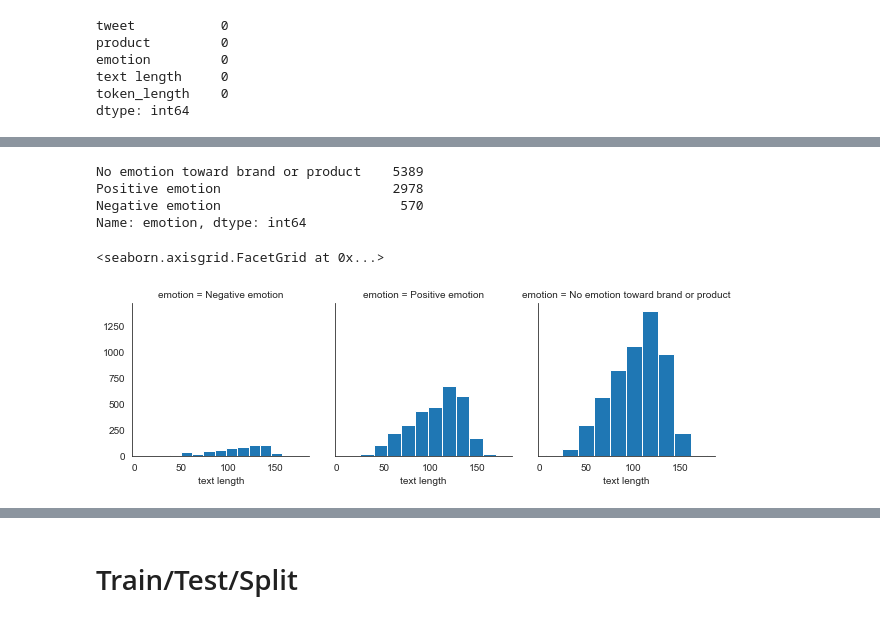
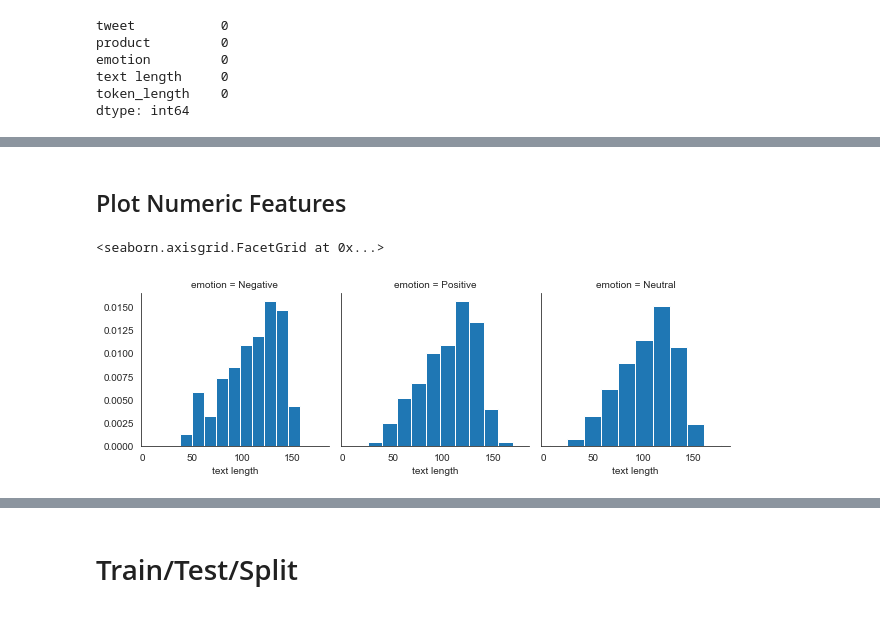
Before and after one commit to chefnewman/dsc-mod-4-project-v2-1-online-ds-pt-100719, a Jupyter notebook: Mod4_Project.ipynb, the cells around one changed output, grey strips where cells are left out. Saved outputs shown, nothing was run; the diff lists cells and outputs as text; code cells hidden in the pictures.

```diff
--- a/Mod4_Project.ipynb
+++ b/Mod4_Project.ipynb
@@ -306,5 +199,9 @@ dtype: int64
 # %%
 data.fillna('unknown', inplace=True)
+# %%
+emotion_dict = dict({"No emotion toward brand or product":"Neutral","Positive emotion":"Positive", "Negative emotion":"Negative"})
+# %%
+data['emotion'] = data['emotion'].map(emotion_dict)
 # %%
 data['emotion'].value_counts()
 # %% [output]
@@ -368,10 +271,5 @@ data = data[~bad_rows]
-# %%
-data['emotion'].value_counts()
-# %% [output]
-No emotion toward brand or product    5389
-Positive emotion                      2978
-Negative emotion                       570
-Name: emotion, dtype: int64
+# %% [markdown]
+## Plot Numeric Features
 # %%
 import matplotlib.pyplot as plt
 import seaborn as sns
@@ -379,7 +277,7 @@ sns.set_style('white')
 %matplotlib inline
 # %%
 a = sns.FacetGrid(data,col='emotion')
-a.map(plt.hist,'text length')
+a.map(plt.hist,'text length', density=True)
 # %% [output]
 <seaborn.axisgrid.FacetGrid at 0x...>
-[figure, old version]
+[figure, new version]
```
Also changed, not shown: parts of 42 cells of this notebook.
